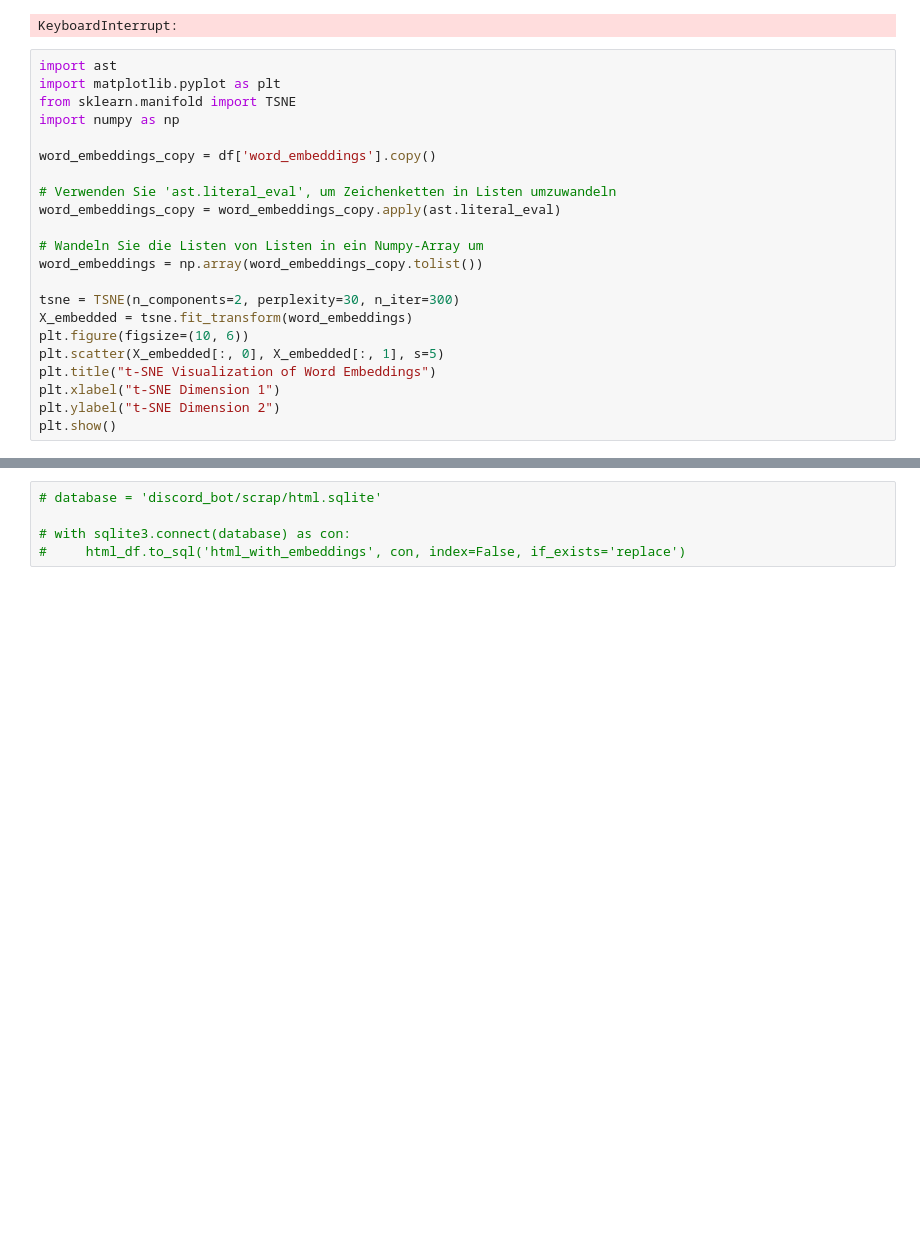
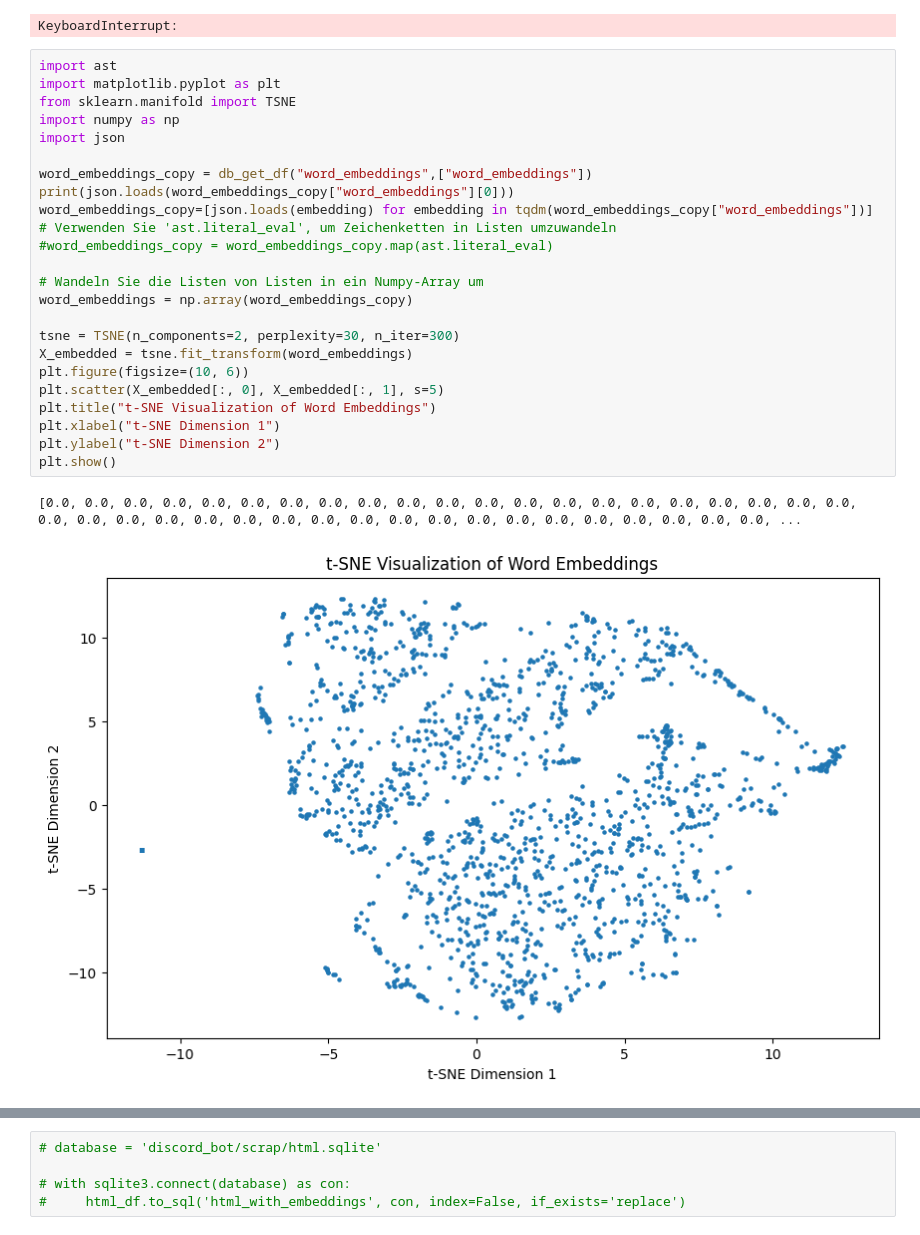
Before and after one commit to davidg-h/Daibl, a Jupyter notebook: discord_bot/scrap/data_processing.ipynb, the cells around one changed output, grey strips where cells are left out. Drawn from its saved outputs; the diff is of its cells as text; blank space fills up the shorter version.

Commit message:
t-sne visualisation

```diff
--- a/discord_bot/scrap/data_processing.ipynb
+++ b/discord_bot/scrap/data_processing.ipynb
@@ -188,22 +187,27 @@ KeyboardInterrupt:
 # %%
 import ast
 import matplotlib.pyplot as plt
 from sklearn.manifold import TSNE
 import numpy as np
+import json
 
-word_embeddings_copy = df['word_embeddings'].copy()
-
+word_embeddings_copy = db_get_df("word_embeddings",["word_embeddings"])
+print(json.loads(word_embeddings_copy["word_embeddings"][0]))
+word_embeddings_copy=[json.loads(embedding) for embedding in tqdm(word_embeddings_copy["word_embeddings"])]
 # Verwenden Sie 'ast.literal_eval', um Zeichenketten in Listen umzuwandeln
-word_embeddings_copy = word_embeddings_copy.apply(ast.literal_eval)
+#word_embeddings_copy = word_embeddings_copy.map(ast.literal_eval)
 
 # Wandeln Sie die Listen von Listen in ein Numpy-Array um
-word_embeddings = np.array(word_embeddings_copy.tolist())
+word_embeddings = np.array(word_embeddings_copy)
 
 tsne = TSNE(n_components=2, perplexity=30, n_iter=300)
 X_embedded = tsne.fit_transform(word_embeddings)
 plt.figure(figsize=(10, 6))
 plt.scatter(X_embedded[:, 0], X_embedded[:, 1], s=5)
 plt.title("t-SNE Visualization of Word Embeddings")
 plt.xlabel("t-SNE Dimension 1")
 plt.ylabel("t-SNE Dimension 2")
 plt.show()
+# %% [output]
+[0.0, 0.0, 0.0, 0.0, 0.0, 0.0, 0.0, 0.0, 0.0, 0.0, 0.0, 0.0, 0.0, 0.0, 0.0, 0.0, 0.0, 0.0, 0.0, 0.0, 0.0, 0.0, 0.0, 0.0, 0.0, 0.0, 0.0, 0.0, 0.0, 0.0, 0.0, 0.0, 0.0, 0.0, 0.0, 0.0, 0.0, 0.0, 0.0, 0.0, ...
+[figure, added]
```
Also changed, not shown: parts of 10 cells of this notebook.
